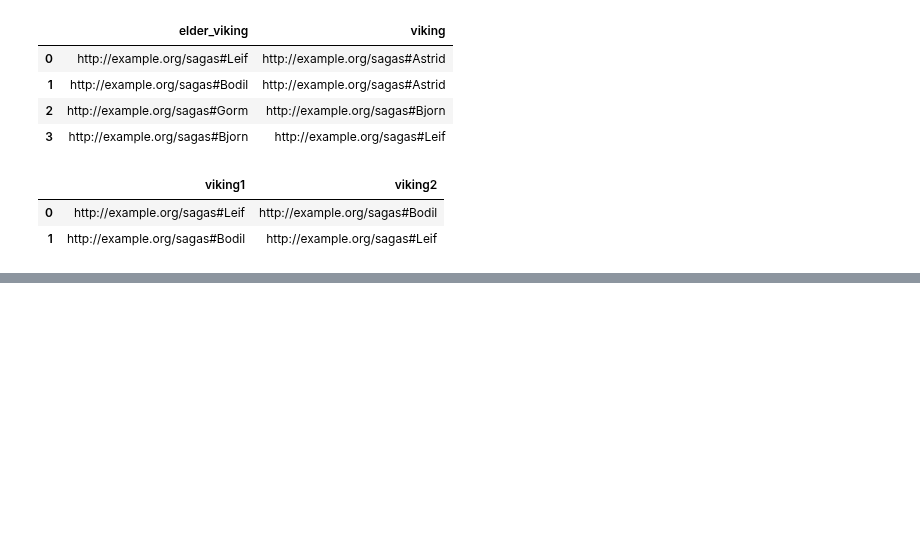
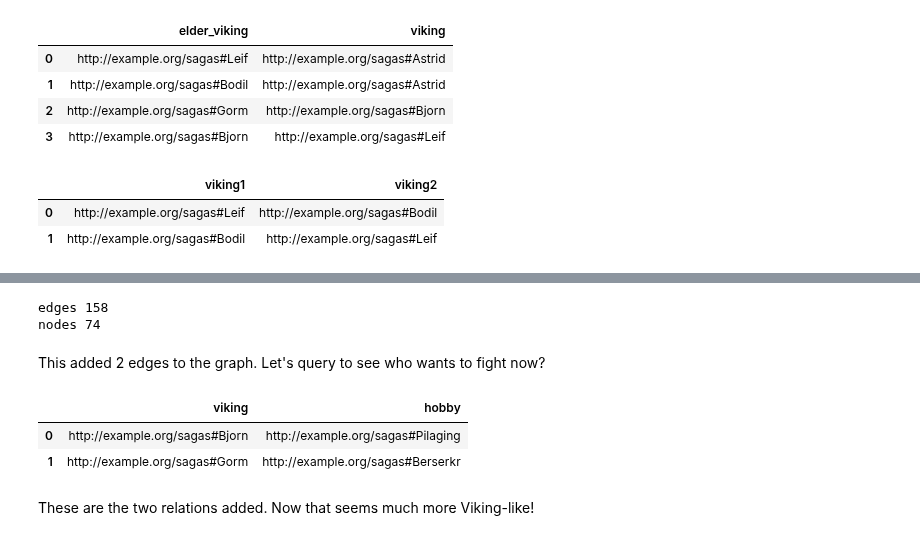
Before and after one commit to DerwenAI/kglab, a Jupyter notebook: ex10.ipynb, the cells around one changed output, grey strips where cells are left out. Drawn from its saved outputs; the diff is of its cells as text; code cells hidden in the pictures; blank space fills up the shorter version.

```diff
--- a/ex10.ipynb
+++ b/ex10.ipynb
@@ -197,0 +241,34 @@ measure.o_gen.get_tally()
+# %%
+kg.infer_skos_related()
+kg.infer_skos_hierarchical(narrower=True)
+kg.infer_skos_transitive(narrower=True)
+
+measure = kglab.Measure()
+measure.measure_graph(kg)
+
+print("edges", measure.edge_count)
+print("nodes", measure.node_count)
+# %% [output]
+edges 158
+nodes 74
+# %% [markdown]
+This added 2 edges to the graph.
+Let's query to see who wants to fight now?
+# %%
+sparql = """
+SELECT ?viking ?hobby
+  WHERE {
+      ?viking foaf:topic_interest ?hobby .
+      gorm:Fighting skos:narrower ?hobby
+  }
+  ORDER BY ASC(?viking)
+  """
+
+df = kg.query_as_df(sparql)
+df
+# %% [output]
+|  | viking | hobby |
+| 0 | http://example.org/sagas#Bjorn | http://example.org/sagas#Pilaging |
+| 1 | http://example.org/sagas#Gorm | http://example.org/sagas#Berserkr |
+# %% [markdown]
+These are the two relations added. Now that seems much more Viking-like!
```
Also changed, not shown: parts of 21 cells of this notebook, 2 other files.
